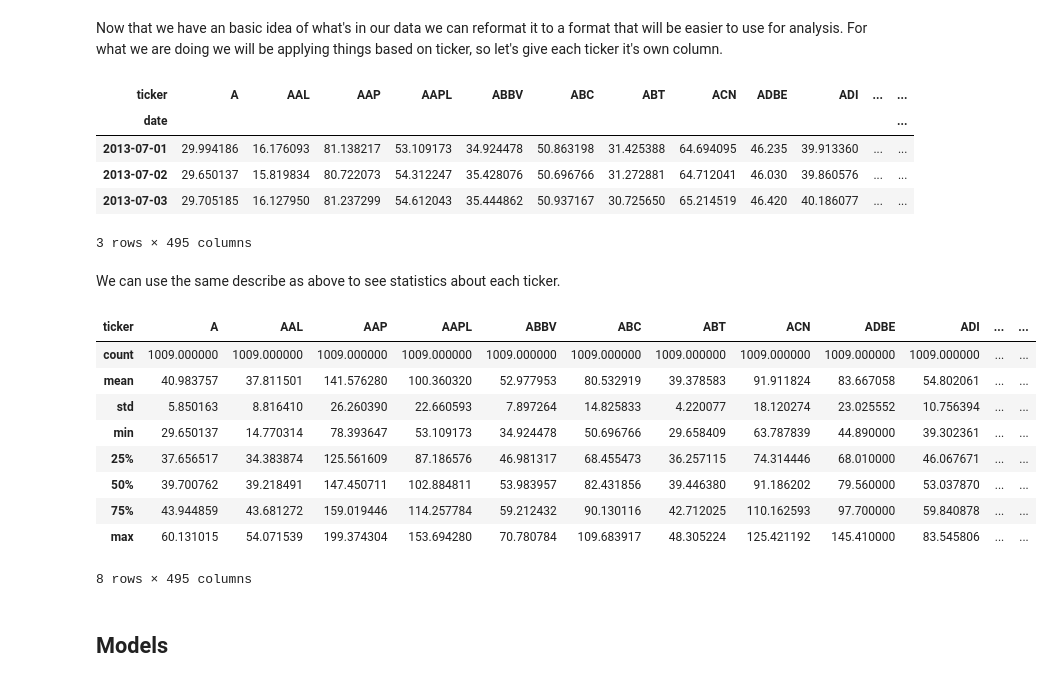
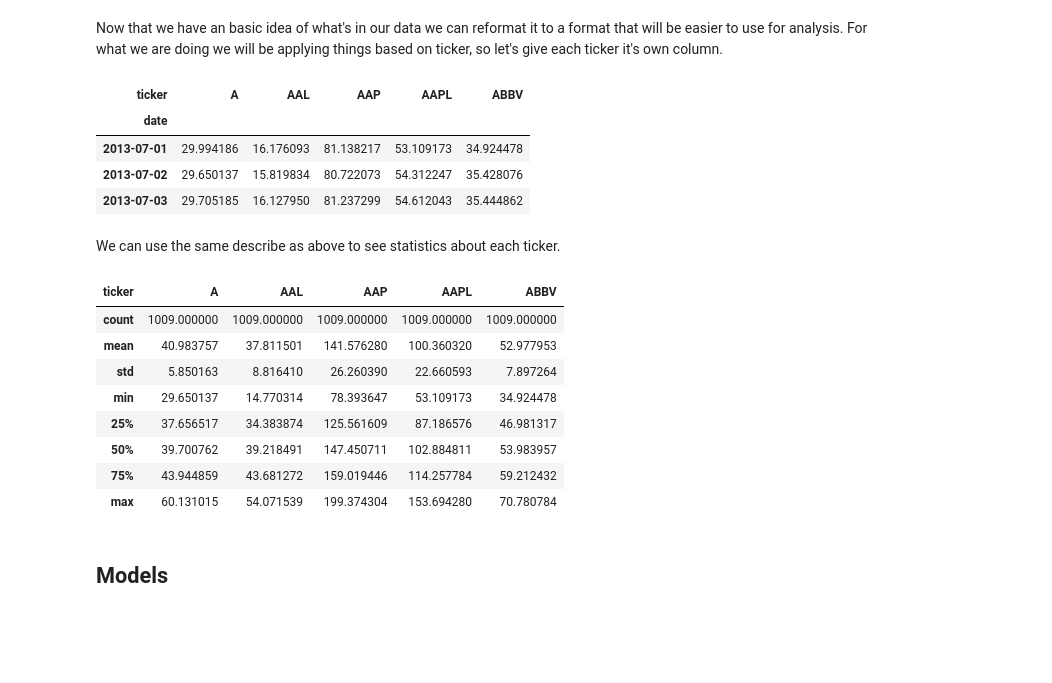
Before and after one commit to Isaac-Flath/trading, a Jupyter notebook: trading/_build/jupyter_execute/momentum.ipynb, the cells around one changed output. Drawn from its saved outputs; the diff is of its cells as text; code cells hidden in the pictures; blank space fills up the shorter version.

```diff
--- a/trading/_build/jupyter_execute/momentum.ipynb
+++ b/trading/_build/jupyter_execute/momentum.ipynb
@@ -112,29 +110,27 @@ When we see all tickers in the universe have a stock price on the last day, it's
 Now that we have an basic idea of what's in our data we can reformat it to a format that will be easier to use for analysis.  For what we are doing we will be applying things based on ticker, so let's give each ticker it's own column.
 # %%
 df = raw.pivot(index='date', columns='ticker',values='adj_close')
-df.head(3)
+df.iloc[:,:5].head(3)
 # %% [output]
-| ticker | A | AAL | AAP | AAPL | ABBV | ABC | ABT | ACN | ADBE | ADI | ... | ... |
-| date |  |  |  |  |  |  |  |  |  |  |  | ... |
-| 2013-07-01 | 29.994186 | 16.176093 | 81.138217 | 53.109173 | 34.924478 | 50.863198 | 31.425388 | 64.694095 | 46.235 | 39.913360 | ... | ... |
-| 2013-07-02 | 29.650137 | 15.819834 | 80.722073 | 54.312247 | 35.428076 | 50.696766 | 31.272881 | 64.712041 | 46.030 | 39.860576 | ... | ... |
-| 2013-07-03 | 29.705185 | 16.127950 | 81.237299 | 54.612043 | 35.444862 | 50.937167 | 30.725650 | 65.214519 | 46.420 | 40.186077 | ... | ... |
+| ticker | A | AAL | AAP | AAPL | ABBV |
+| date |  |  |  |  |  |
+| 2013-07-01 | 29.994186 | 16.176093 | 81.138217 | 53.109173 | 34.924478 |
+| 2013-07-02 | 29.650137 | 15.819834 | 80.722073 | 54.312247 | 35.428076 |
+| 2013-07-03 | 29.705185 | 16.127950 | 81.237299 | 54.612043 | 35.444862 |
-3 rows × 495 columns
 # %% [markdown]
 We can use the same describe as above to see statistics about each ticker.
 # %%
-df.describe()
+df.iloc[:,:5].describe()
 # %% [output]
-| ticker | A | AAL | AAP | AAPL | ABBV | ABC | ABT | ACN | ADBE | ADI | ... | ... |
-| count | 1009.000000 | 1009.000000 | 1009.000000 | 1009.000000 | 1009.000000 | 1009.000000 | 1009.000000 | 1009.000000 | 1009.000000 | 1009.000000 | ... | ... |
-| mean | 40.983757 | 37.811501 | 141.576280 | 100.360320 | 52.977953 | 80.532919 | 39.378583 | 91.911824 | 83.667058 | 54.802061 | ... | ... |
-| std | 5.850163 | 8.816410 | 26.260390 | 22.660593 | 7.897264 | 14.825833 | 4.220077 | 18.120274 | 23.025552 | 10.756394 | ... | ... |
-| min | 29.650137 | 14.770314 | 78.393647 | 53.109173 | 34.924478 | 50.696766 | 29.658409 | 63.787839 | 44.890000 | 39.302361 | ... | ... |
-| 25% | 37.656517 | 34.383874 | 125.561609 | 87.186576 | 46.981317 | 68.455473 | 36.257115 | 74.314446 | 68.010000 | 46.067671 | ... | ... |
-| 50% | 39.700762 | 39.218491 | 147.450711 | 102.884811 | 53.983957 | 82.431856 | 39.446380 | 91.186202 | 79.560000 | 53.037870 | ... | ... |
-| 75% | 43.944859 | 43.681272 | 159.019446 | 114.257784 | 59.212432 | 90.130116 | 42.712025 | 110.162593 | 97.700000 | 59.840878 | ... | ... |
-| max | 60.131015 | 54.071539 | 199.374304 | 153.694280 | 70.780784 | 109.683917 | 48.305224 | 125.421192 | 145.410000 | 83.545806 | ... | ... |
+| ticker | A | AAL | AAP | AAPL | ABBV |
+| count | 1009.000000 | 1009.000000 | 1009.000000 | 1009.000000 | 1009.000000 |
+| mean | 40.983757 | 37.811501 | 141.576280 | 100.360320 | 52.977953 |
+| std | 5.850163 | 8.816410 | 26.260390 | 22.660593 | 7.897264 |
+| min | 29.650137 | 14.770314 | 78.393647 | 53.109173 | 34.924478 |
+| 25% | 37.656517 | 34.383874 | 125.561609 | 87.186576 | 46.981317 |
+| 50% | 39.700762 | 39.218491 | 147.450711 | 102.884811 | 53.983957 |
+| 75% | 43.944859 | 43.681272 | 159.019446 | 114.257784 | 59.212432 |
+| max | 60.131015 | 54.071539 | 199.374304 | 153.694280 | 70.780784 |
-8 rows × 495 columns
 # %% [markdown]
 ## Models
 # %% [markdown]
```
Also changed, not shown: parts of 5 cells of this notebook, 28 other files.
